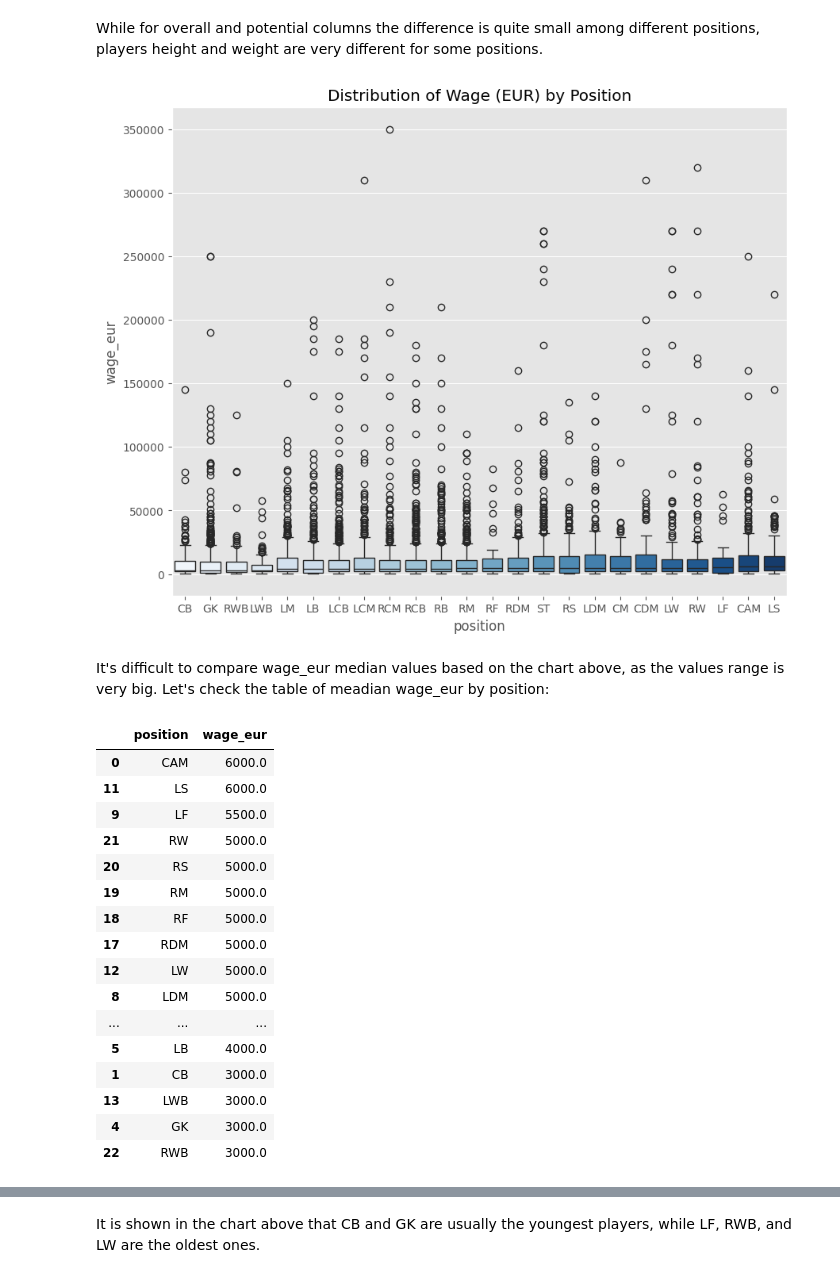
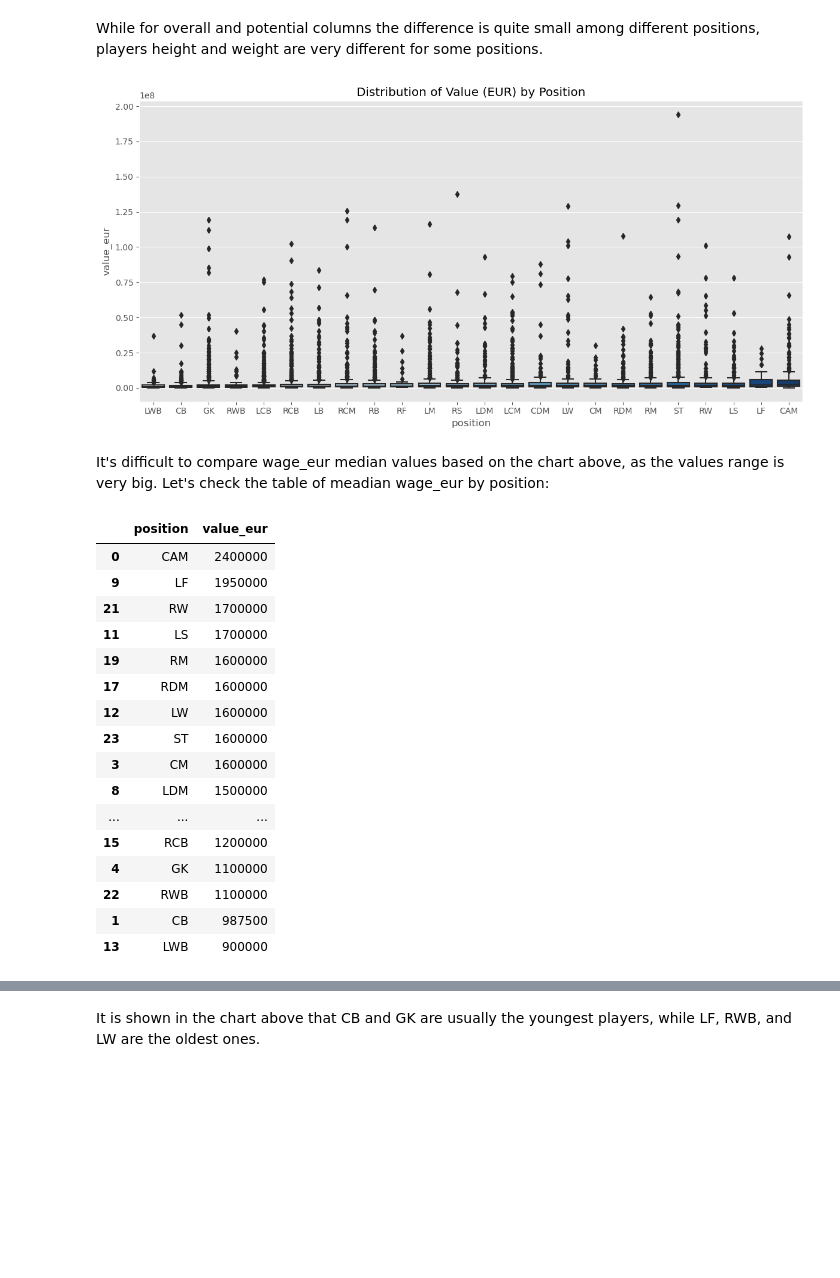
Before and after one commit to mhandt9/football-pos-prediction, a Jupyter notebook: balling.ipynb, the cells around one changed output, grey strips where cells are left out. Saved outputs shown, nothing was run; the diff lists cells and outputs as text; code cells hidden in the pictures; blank space fills up the shorter version.

Commit message:
Update data exploration

```diff
--- a/balling.ipynb
+++ b/balling.ipynb
@@ -390,35 +409,36 @@ plt.show()
 While for overall and potential columns the difference is quite small among different positions, players height and weight are very different for some positions.
 # %%
 # Calculate the median wage for each position
-median_wage_eur = df_raw.groupby('position')['wage_eur'].median().sort_values(ascending=True)
+median_wage_eur = df_raw.groupby('position')['value_eur'].median().sort_values(ascending=True)
 
 ## Create a boxplot to visualize the distribution of 'wage_eur' by 'position'
-plt.figure(figsize=(10, 8))
-sns.boxplot(x='position', y='wage_eur', data=df_raw, palette='Blues', order=median_wage_eur.index)
-plt.title('Distribution of Wage (EUR) by Position')
+plt.figure(figsize=(12, 6))
+sns.boxplot(x='position', y='value_eur', data=df_raw, palette='Blues', order=median_wage_eur.index)
+plt.title('Distribution of Value (EUR) by Position')
+plt.tight_layout()
 plt.show()
 # %% [output]
-[figure, old version]
+[figure, new version]
 # %% [markdown]
 It's difficult to compare wage_eur median values based on the chart above, as the values range is very big. Let's check the table of meadian wage_eur by position:
 # %%
-df_raw.groupby('position')['wage_eur'].median().reset_index().sort_values(by='wage_eur', ascending=False)
+df_raw.groupby('position')['value_eur'].median().reset_index().sort_values(by='value_eur', ascending=False)
 # %% [output]
-|  | position | wage_eur |
-| 0 | CAM | 6000.0 |
-| 11 | LS | 6000.0 |
-| 9 | LF | 5500.0 |
-| 21 | RW | 5000.0 |
-| 20 | RS | 5000.0 |
-| 19 | RM | 5000.0 |
-| 18 | RF | 5000.0 |
-| 17 | RDM | 5000.0 |
-| 12 | LW | 5000.0 |
-| 8 | LDM | 5000.0 |
+|  | position | value_eur |
+| 0 | CAM | 2400000 |
+| 9 | LF | 1950000 |
+| 21 | RW | 1700000 |
+| 11 | LS | 1700000 |
+| 19 | RM | 1600000 |
+| 17 | RDM | 1600000 |
+| 12 | LW | 1600000 |
+| 23 | ST | 1600000 |
+| 3 | CM | 1600000 |
+| 8 | LDM | 1500000 |
 | ... | ... | ... |
-| 5 | LB | 4000.0 |
-| 1 | CB | 3000.0 |
-| 13 | LWB | 3000.0 |
-| 4 | GK | 3000.0 |
-| 22 | RWB | 3000.0 |
+| 15 | RCB | 1200000 |
+| 4 | GK | 1100000 |
+| 22 | RWB | 1100000 |
+| 1 | CB | 987500 |
+| 13 | LWB | 900000 |
 # %% [markdown]
```
Also changed, not shown: parts of 45 cells of this notebook.
